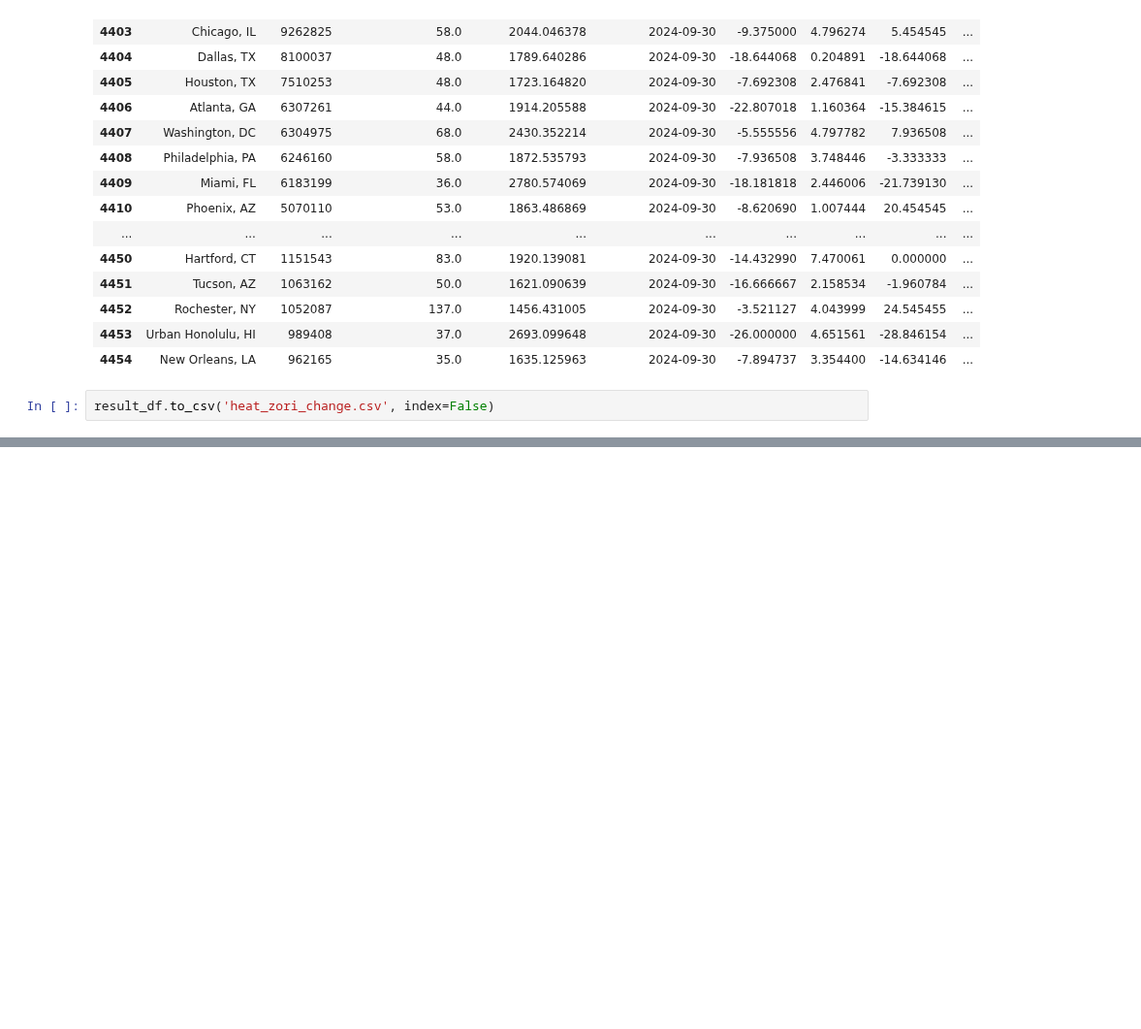
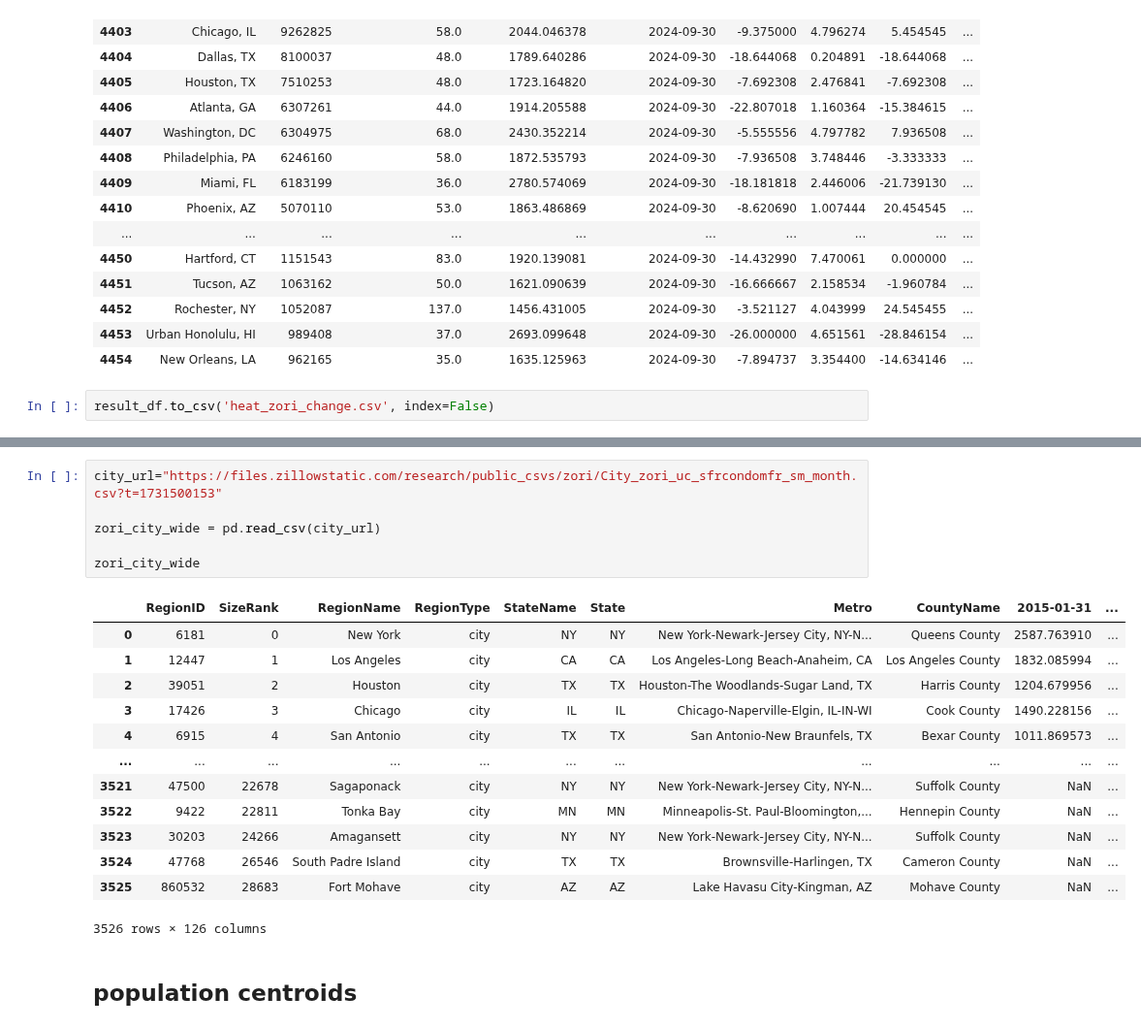
Before and after one commit to gmelmed/gmelmed.github.io, a Jupyter notebook: final_project/zillow_data_cleaning.ipynb, the cells around one changed output, grey strips where cells are left out. Shown at 97% size. Drawn from its saved outputs; the diff is of its cells as text; blank space fills up the shorter version.

Commit message:
zori county data clean

```diff
--- a/final_project/zillow_data_cleaning.ipynb
+++ b/final_project/zillow_data_cleaning.ipynb
@@ -380,0 +402,22 @@ result_df.to_csv('heat_zori_change.csv', index=False)
+# %%
+city_url="https://files.zillowstatic.com/research/public_csvs/zori/City_zori_uc_sfrcondomfr_sm_month.csv?t=1731500153"
+
+zori_city_wide = pd.read_csv(city_url)
+
+zori_city_wide
+# %% [output]
+|  | RegionID | SizeRank | RegionName | RegionType | StateName | State | Metro | CountyName | 2015-01-31 | ... |
+| 0 | 6181 | 0 | New York | city | NY | NY | New York-Newark-Jersey City, NY-N... | Queens County | 2587.763910 | ... |
+| 1 | 12447 | 1 | Los Angeles | city | CA | CA | Los Angeles-Long Beach-Anaheim, CA | Los Angeles County | 1832.085994 | ... |
+| 2 | 39051 | 2 | Houston | city | TX | TX | Houston-The Woodlands-Sugar Land, TX | Harris County | 1204.679956 | ... |
+| 3 | 17426 | 3 | Chicago | city | IL | IL | Chicago-Naperville-Elgin, IL-IN-WI | Cook County | 1490.228156 | ... |
+| 4 | 6915 | 4 | San Antonio | city | TX | TX | San Antonio-New Braunfels, TX | Bexar County | 1011.869573 | ... |
+| ... | ... | ... | ... | ... | ... | ... | ... | ... | ... | ... |
+| 3521 | 47500 | 22678 | Sagaponack | city | NY | NY | New York-Newark-Jersey City, NY-N... | Suffolk County | NaN | ... |
+| 3522 | 9422 | 22811 | Tonka Bay | city | MN | MN | Minneapolis-St. Paul-Bloomington,... | Hennepin County | NaN | ... |
+| 3523 | 30203 | 24266 | Amagansett | city | NY | NY | New York-Newark-Jersey City, NY-N... | Suffolk County | NaN | ... |
+| 3524 | 47768 | 26546 | South Padre Island | city | TX | TX | Brownsville-Harlingen, TX | Cameron County | NaN | ... |
+| 3525 | 860532 | 28683 | Fort Mohave | city | AZ | AZ | Lake Havasu City-Kingman, AZ | Mohave County | NaN | ... |
+3526 rows × 126 columns
+# %% [markdown]
+## population centroids
```
Also changed, not shown: parts of 19 cells of this notebook, 1 other file.
